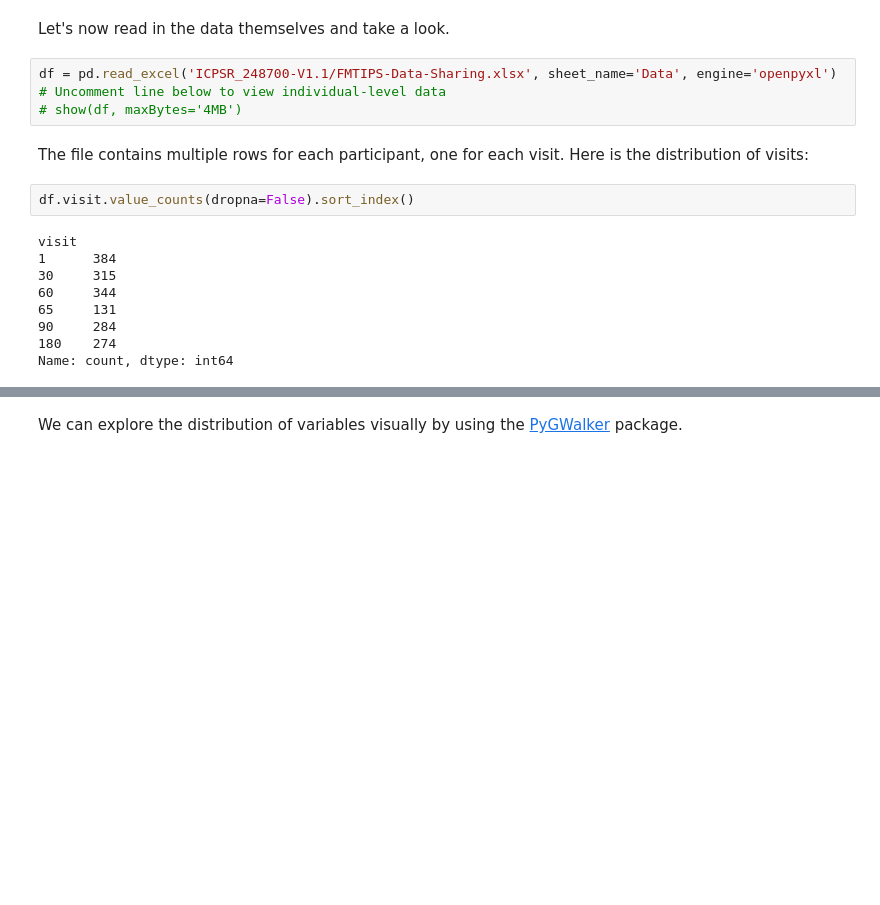
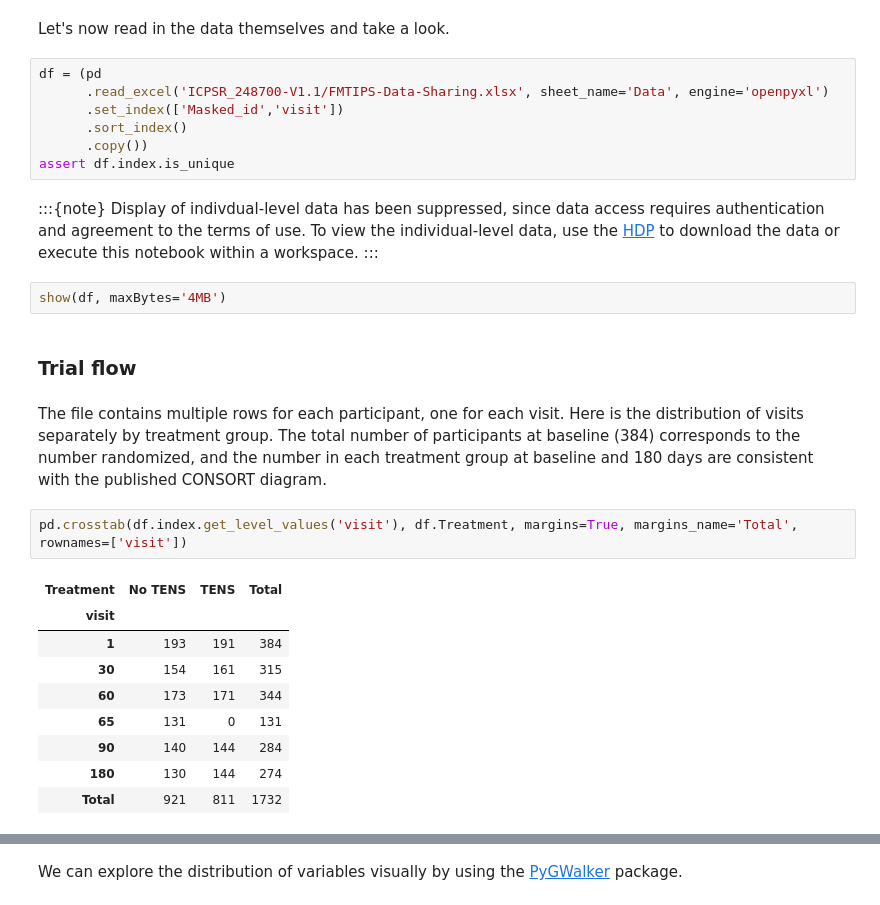
Before and after one commit to uc-cdis/heal-notebooks, a Jupyter notebook: notebooks/HDP01498/HDP01498.ipynb, the cells around one changed output, grey strips where cells are left out. Drawn from its saved outputs; the diff is of its cells as text; blank space fills up the shorter version.

Commit message:
Replicate CONSORT diagram and primary outcome comparison

```diff
--- a/notebooks/HDP01498/HDP01498.ipynb
+++ b/notebooks/HDP01498/HDP01498.ipynb
@@ -169,19 +171,31 @@ show(dictionary, columnDefs=[{'className': 'dt-left', 'targets': '_all'}])
 # %% [markdown]
 Let's now read in the data themselves and take a look.
 # %%
-df = pd.read_excel('ICPSR_248700-V1.1/FMTIPS-Data-Sharing.xlsx', sheet_name='Data', engine='openpyxl')
-# Uncomment line below to view individual-level data
-# show(df, maxBytes='4MB')
+df = (pd
+      .read_excel('ICPSR_248700-V1.1/FMTIPS-Data-Sharing.xlsx', sheet_name='Data', engine='openpyxl')
+      .set_index(['Masked_id','visit'])
+      .sort_index()
+      .copy())
+assert df.index.is_unique
+# %% [markdown]
+:::{note}
+Display of indivdual-level data has been suppressed, since data access requires authentication and agreement to the terms of use. To view the individual-level data, use the [HDP](https://healdata.org) to download the data or execute this notebook within a workspace.
+:::
+# %%
+show(df, maxBytes='4MB')
+# %% [markdown]
+### Trial flow
 # %% [markdown]
-The file contains multiple rows for each participant, one for each visit. Here is the distribution of visits:
+The file contains multiple rows for each participant, one for each visit. Here is the distribution of visits separately by treatment group. The total number of participants at baseline (384) corresponds to the number randomized, and the number in each treatment group at baseline and 180 days are consistent with the published CONSORT diagram.
 # %%
-df.visit.value_counts(dropna=False).sort_index()
+pd.crosstab(df.index.get_level_values('visit'), df.Treatment, margins=True, margins_name='Total', rownames=['visit'])
 # %% [output]
-visit
-1      384
-30     315
-60     344
-65     131
-90     284
-180    274
-Name: count, dtype: int64
+| Treatment | No TENS | TENS | Total |
+| visit |  |  |  |
+| 1 | 193 | 191 | 384 |
+| 30 | 154 | 161 | 315 |
+| 60 | 173 | 171 | 344 |
+| 65 | 131 | 0 | 131 |
+| 90 | 140 | 144 | 284 |
+| 180 | 130 | 144 | 274 |
+| Total | 921 | 811 | 1732 |
```
Also changed, not shown: parts of 6 cells of this notebook.
